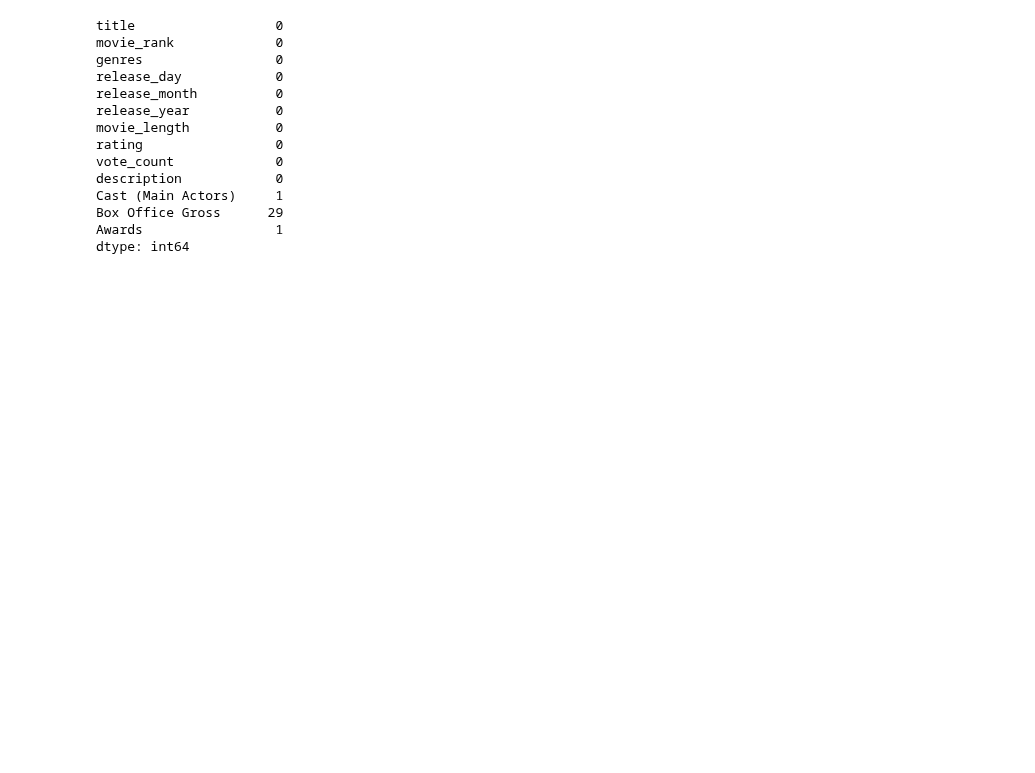
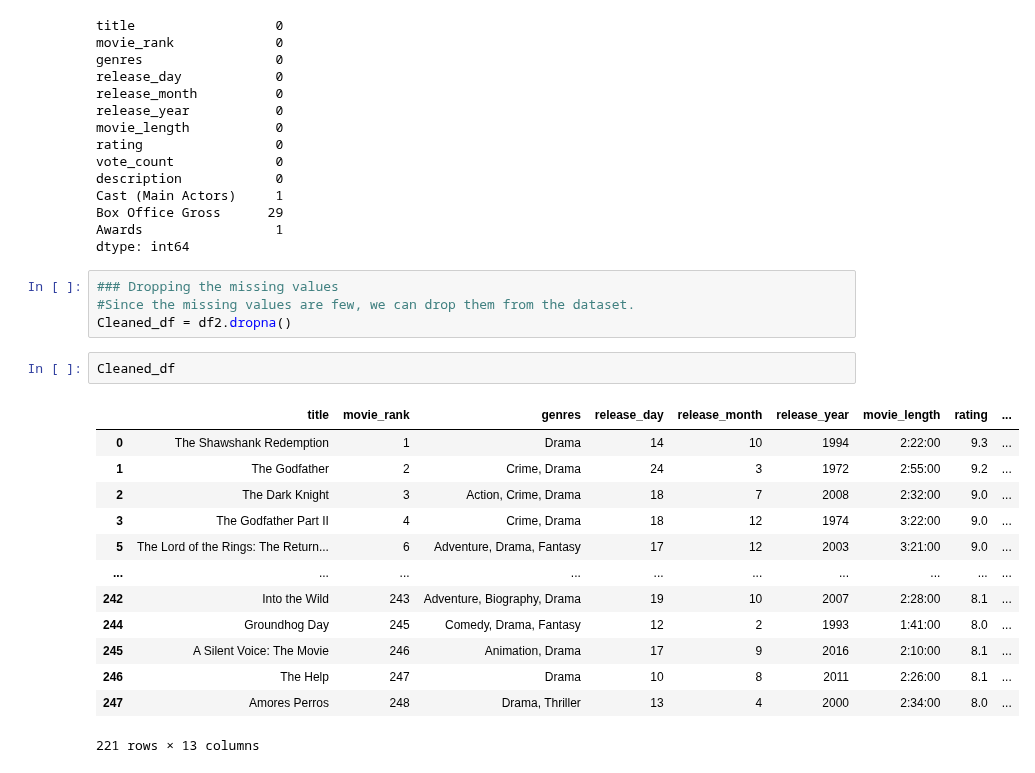
Before and after one commit to Cemputus/Data-Mining-and-Wrangling---movie-scraping, a Jupyter notebook: Analysis/Nsubuga.ipynb, the cells around one changed output. Cells and saved outputs as stored; diff of their text form; blank space fills up the shorter version.

```diff
--- a/Analysis/Nsubuga.ipynb
+++ b/Analysis/Nsubuga.ipynb
@@ -188,3 +190,23 @@ Cast (Main Actors)     1
 Box Office Gross      29
 Awards                 1
 dtype: int64
+# %%
+### Dropping the missing values
+#Since the missing values are few, we can drop them from the dataset.
+Cleaned_df = df2.dropna()
+# %%
+Cleaned_df
+# %% [output]
+|  | title | movie_rank | genres | release_day | release_month | release_year | movie_length | rating | ... |
+| 0 | The Shawshank Redemption | 1 | Drama | 14 | 10 | 1994 | 2:22:00 | 9.3 | ... |
+| 1 | The Godfather | 2 | Crime, Drama | 24 | 3 | 1972 | 2:55:00 | 9.2 | ... |
+| 2 | The Dark Knight | 3 | Action, Crime, Drama | 18 | 7 | 2008 | 2:32:00 | 9.0 | ... |
+| 3 | The Godfather Part II | 4 | Crime, Drama | 18 | 12 | 1974 | 3:22:00 | 9.0 | ... |
+| 5 | The Lord of the Rings: The Return... | 6 | Adventure, Drama, Fantasy | 17 | 12 | 2003 | 3:21:00 | 9.0 | ... |
+| ... | ... | ... | ... | ... | ... | ... | ... | ... | ... |
+| 242 | Into the Wild | 243 | Adventure, Biography, Drama | 19 | 10 | 2007 | 2:28:00 | 8.1 | ... |
+| 244 | Groundhog Day | 245 | Comedy, Drama, Fantasy | 12 | 2 | 1993 | 1:41:00 | 8.0 | ... |
+| 245 | A Silent Voice: The Movie | 246 | Animation, Drama | 17 | 9 | 2016 | 2:10:00 | 8.1 | ... |
+| 246 | The Help | 247 | Drama | 10 | 8 | 2011 | 2:26:00 | 8.1 | ... |
+| 247 | Amores Perros | 248 | Drama, Thriller | 13 | 4 | 2000 | 2:34:00 | 8.0 | ... |
+221 rows × 13 columns
```
Also changed, not shown: parts of 5 cells of this notebook, 1 other file.
